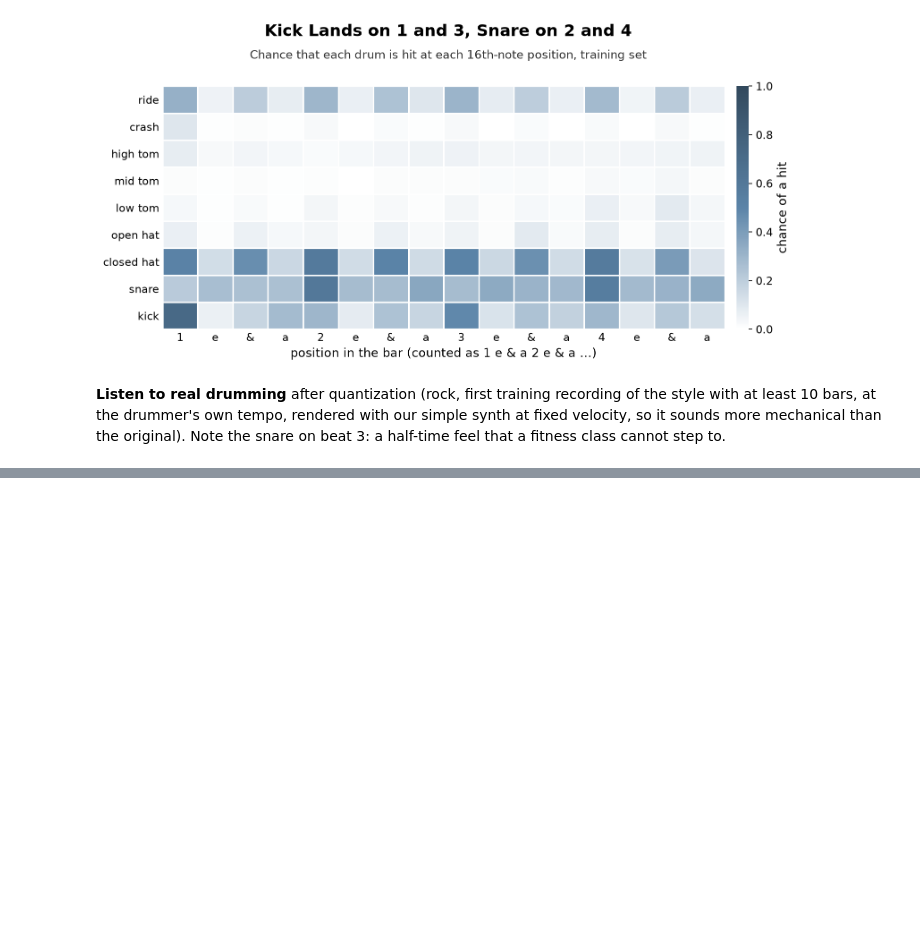
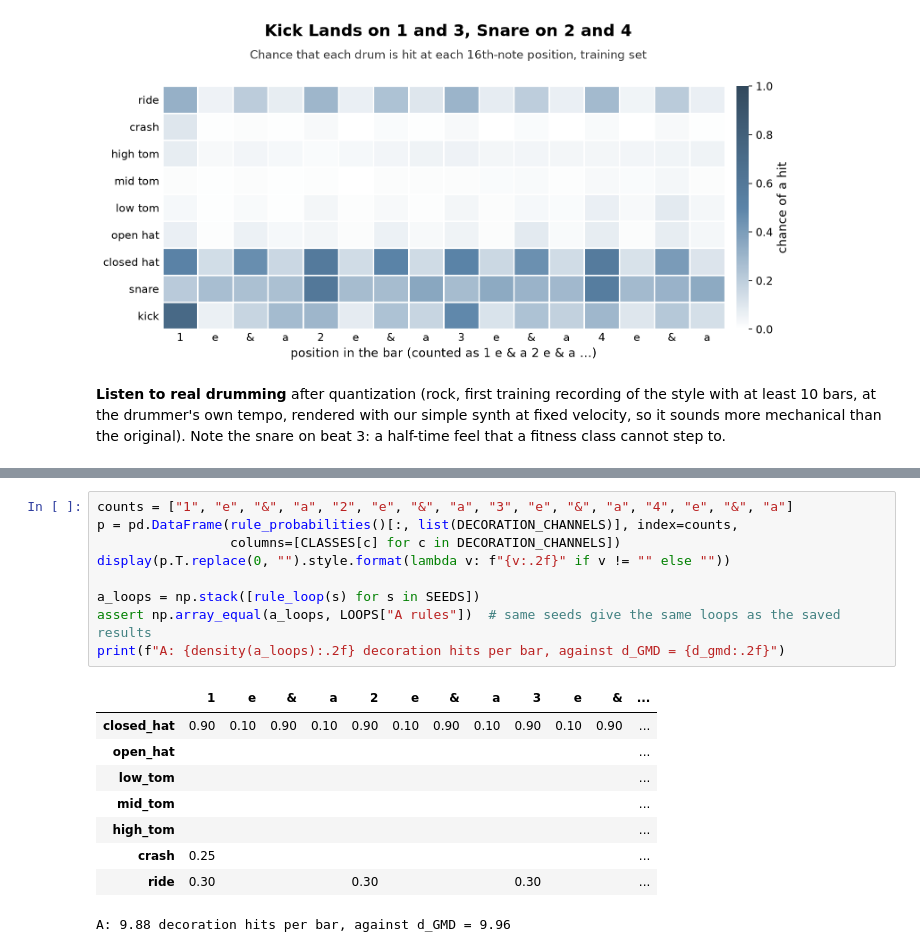
Before and after one commit to giacomograzia/generative-ai-music, a Jupyter notebook: notebook.ipynb, the cells around one changed output, grey strips where cells are left out. Cells and saved outputs as stored; diff of their text form; blank space fills up the shorter version.

```diff
--- a/notebook.ipynb
+++ b/notebook.ipynb
@@ -189,0 +182,19 @@ TODO
+# %%
+counts = ["1", "e", "&", "a", "2", "e", "&", "a", "3", "e", "&", "a", "4", "e", "&", "a"]
+p = pd.DataFrame(rule_probabilities()[:, list(DECORATION_CHANNELS)], index=counts,
+                 columns=[CLASSES[c] for c in DECORATION_CHANNELS])
+display(p.T.replace(0, "").style.format(lambda v: f"{v:.2f}" if v != "" else ""))
+
+a_loops = np.stack([rule_loop(s) for s in SEEDS])
+assert np.array_equal(a_loops, LOOPS["A rules"])  # same seeds give the same loops as the saved results
+print(f"A: {density(a_loops):.2f} decoration hits per bar, against d_GMD = {d_gmd:.2f}")
+# %% [output]
+|  | 1 | e | & | a | 2 | e | & | a | 3 | e | & | ... |
+| closed_hat | 0.90 | 0.10 | 0.90 | 0.10 | 0.90 | 0.10 | 0.90 | 0.10 | 0.90 | 0.10 | 0.90 | ... |
+| open_hat |  |  |  |  |  |  |  |  |  |  |  | ... |
+| low_tom |  |  |  |  |  |  |  |  |  |  |  | ... |
+| mid_tom |  |  |  |  |  |  |  |  |  |  |  | ... |
+| high_tom |  |  |  |  |  |  |  |  |  |  |  | ... |
+| crash | 0.25 |  |  |  |  |  |  |  |  |  |  | ... |
+| ride | 0.30 |  |  |  | 0.30 |  |  |  | 0.30 |  |  | ... |
+A: 9.88 decoration hits per bar, against d_GMD = 9.96
```
Also changed, not shown: parts of 12 cells of this notebook.
